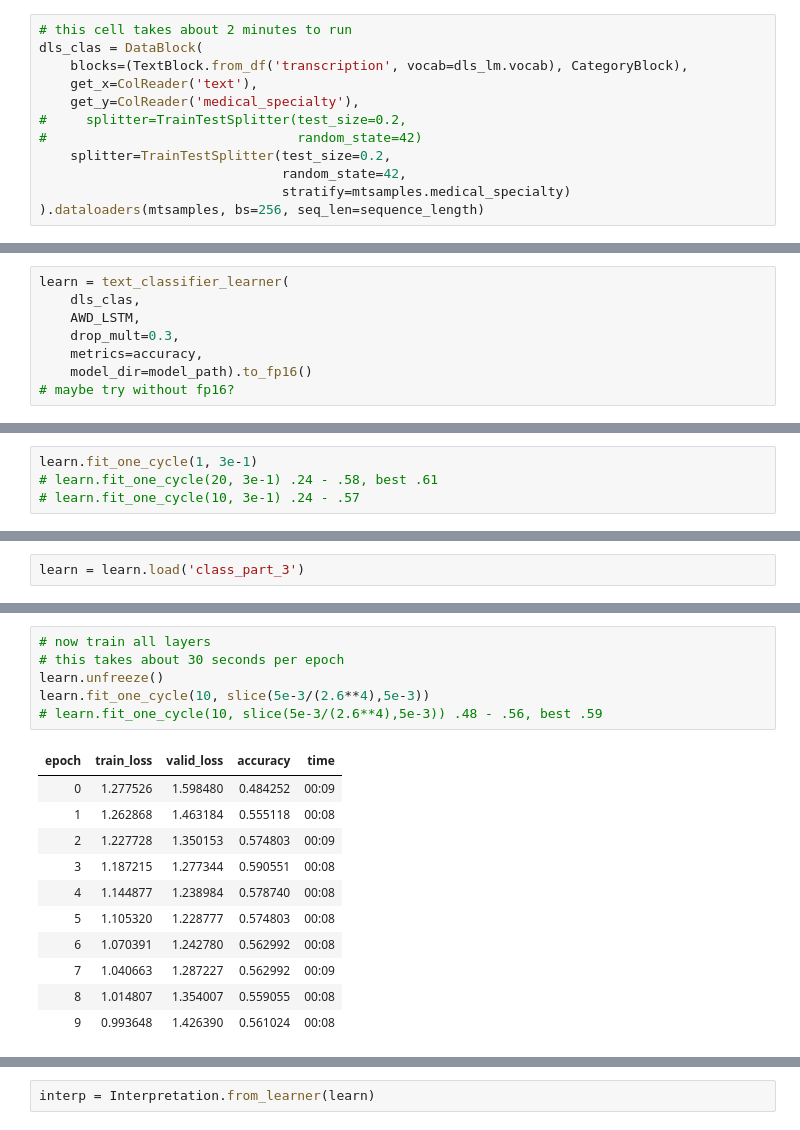
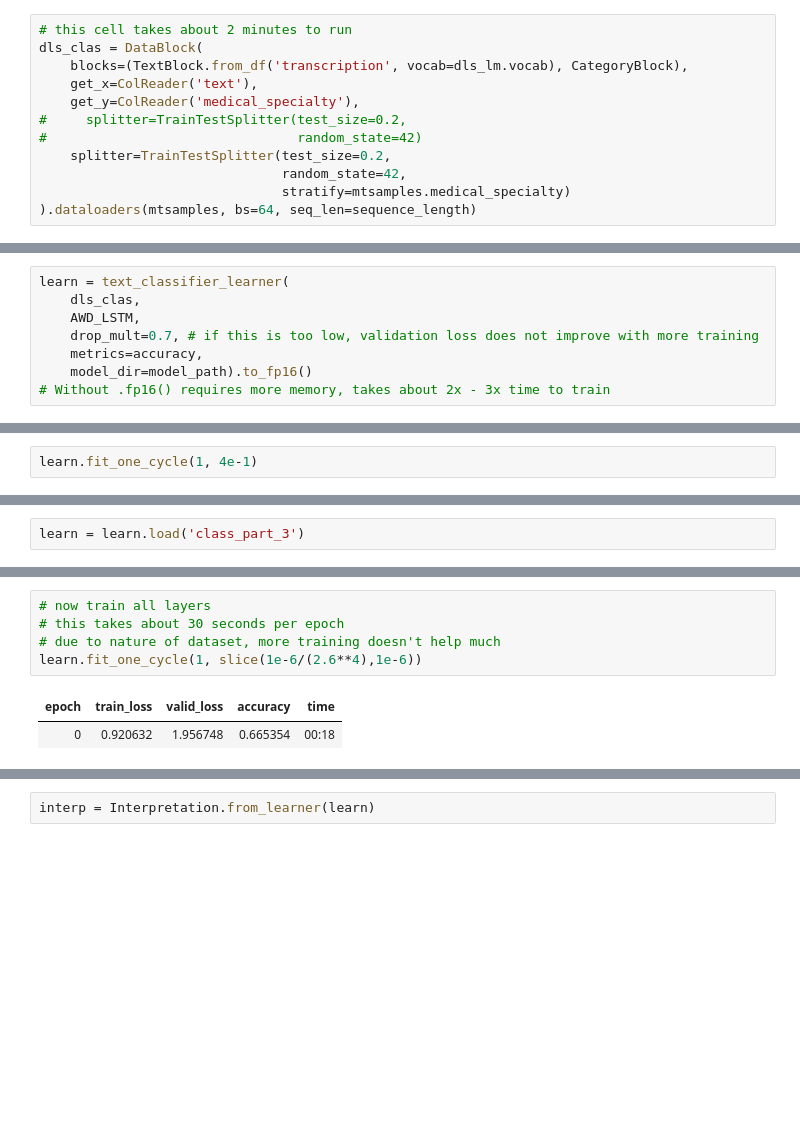
Before and after one commit to magic-lantern/coprh-nlp-2021, a Jupyter notebook: text_classification_colab.ipynb, the cells around one changed output, grey strips where cells are left out. Drawn from its saved outputs; the diff is of its cells as text; blank space fills up the shorter version.

```diff
--- a/text_classification_colab.ipynb
+++ b/text_classification_colab.ipynb
@@ -275,7 +279,7 @@ dls_clas = DataBlock(
     splitter=TrainTestSplitter(test_size=0.2,
                                random_state=42,
                                stratify=mtsamples.medical_specialty)
-).dataloaders(mtsamples, bs=256, seq_len=sequence_length)
+).dataloaders(mtsamples, bs=64, seq_len=sequence_length)
 # %% [output]
 [interactive output not drawn]
 # %%
@@ -293,10 +295,10 @@ dls_clas.show_batch(max_n=5)
 learn = text_classifier_learner(
     dls_clas,
     AWD_LSTM,
-    drop_mult=0.3,
+    drop_mult=0.7, # if this is too low, validation loss does not improve with more training
     metrics=accuracy,
     model_dir=model_path).to_fp16()
-# maybe try without fp16?
+# Without .fp16() requires more memory, takes about 2x - 3x time to train
 # %%
 # load the encoder used for the language model - must be the same to build off language model.
 learn = learn.load_encoder('lm_finetuned')
@@ -310,4 +311,0 @@ SuggestedLRs(lr_min=0.33113112449646, lr_steep=0.43651583790779114)
-# %%
-learn.fit_one_cycle(1, 3e-1)
-# learn.fit_one_cycle(20, 3e-1) .24 - .58, best .61
-# learn.fit_one_cycle(10, 3e-1) .24 - .57
@@ -316,0 +312,2 @@ learn.fit_one_cycle(1, 3e-1)
+# %%
+learn.fit_one_cycle(1, 4e-1)
@@ -353,18 +357,8 @@ learn = learn.load('class_part_3')
 # %%
 # now train all layers
 # this takes about 30 seconds per epoch
-learn.unfreeze()
-learn.fit_one_cycle(10, slice(5e-3/(2.6**4),5e-3))
-# learn.fit_one_cycle(10, slice(5e-3/(2.6**4),5e-3)) .48 - .56, best .59
+# due to nature of dataset, more training doesn't help much
+learn.fit_one_cycle(1, slice(1e-6/(2.6**4),1e-6))
 # %% [output]
 | epoch | train_loss | valid_loss | accuracy | time |
-| 0 | 1.277526 | 1.598480 | 0.484252 | 00:09 |
-| 1 | 1.262868 | 1.463184 | 0.555118 | 00:08 |
-| 2 | 1.227728 | 1.350153 | 0.574803 | 00:09 |
-| 3 | 1.187215 | 1.277344 | 0.590551 | 00:08 |
-| 4 | 1.144877 | 1.238984 | 0.578740 | 00:08 |
-| 5 | 1.105320 | 1.228777 | 0.574803 | 00:08 |
-| 6 | 1.070391 | 1.242780 | 0.562992 | 00:08 |
-| 7 | 1.040663 | 1.287227 | 0.562992 | 00:09 |
-| 8 | 1.014807 | 1.354007 | 0.559055 | 00:08 |
-| 9 | 0.993648 | 1.426390 | 0.561024 | 00:08 |
+| 0 | 0.920632 | 1.956748 | 0.665354 | 00:18 |
```
Also changed, not shown: parts of 37 cells of this notebook, 2 other files.
